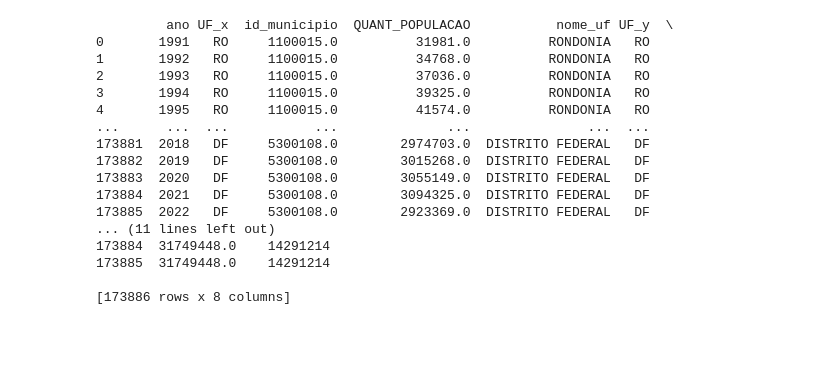
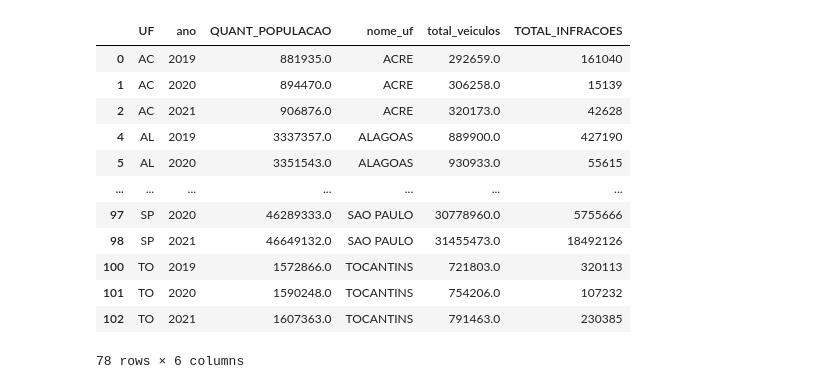
Before and after one commit to gabriel-dp/UFSJ-Data-Science, a Jupyter notebook: work/check_point_2/analise_veiculos_populacao_infracoes.ipynb, the cells around one changed output. Saved outputs shown, nothing was run; the diff lists cells and outputs as text; code cells hidden in the pictures; blank space fills up the shorter version.

```diff
--- a/work/check_point_2/analise_veiculos_populacao_infracoes.ipynb
+++ b/work/check_point_2/analise_veiculos_populacao_infracoes.ipynb
@@ -108,9 +110,9 @@ infracoes_df.columns = [unidecode(col).upper() for col in infracoes_df.columns]
 infracoes_df.rename(columns={'CODIGO_DA_INFRACAO': 'INFRACAO'}, inplace=True)
 
 # Agregar as infrações por município
-infracoes_aggregated = infracoes_df.groupby('UF').agg({'QUANTIDADE': 'sum'}).reset_index()
-infracoes_aggregated = infracoes_aggregated.rename(columns={'UF': 'nome_uf', 'total': 'TOTAL'})
-print(infracoes_aggregated)
+infracoes_aggregated = infracoes_df.groupby(['UF', 'ANO']).agg({'QUANTIDADE': 'sum'}).reset_index()
+infracoes_aggregated = infracoes_aggregated.rename(columns={'UF': 'nome_uf', 'total': 'TOTAL', 'ANO' : 'ano'}).sort_values(by='ano')
+infracoes_aggregated
 # %% [output]
              UF INFRACAO  QUANTIDADE  MES   ANO
 0          ACRE     5002          15    1  2019
@@ -163,13 +175,15 @@ for file in FILES:
     )
 
     data['ano'] = file['year']
+    data['mes'] = file['year']
 
     all_data.append(data)
 
 # Concatenar as frotas
 frotas_df = pd.concat(all_data)
 # Agregar a frota por município
-frotas_aggregated = frotas_df.groupby('uf').agg({'total': 'sum'}).reset_index()
-print(frotas_aggregated)
-frotas_aggregated = frotas_aggregated.rename(columns={'uf': 'UF', 'total': 'TOTAL'})
+frotas_aggregated = frotas_df.sort_values('ano').groupby(['uf', 'ano']).agg({'total': 'sum'}).reset_index()
+frotas_aggregated = frotas_aggregated.rename(columns={'uf': 'UF', 'total': 'total_veiculos'})
+
+frotas_aggregated
 # %% [output]
@@ -261,28 +271,28 @@ print(frotas_aggregated)
 # %%
 # Merge das três bases
-merged_data = pd.merge(populacao_df, frotas_aggregated, on='nome_uf', how='inner')
-merged_data = pd.merge(merged_data, infracoes_aggregated, on='nome_uf', how='inner')
-print(merged_data)
+merged_data = pd.merge(populacao_df, frotas_aggregated, on=['nome_uf', 'UF', 'ano'], how='inner')
+merged_data = pd.merge(merged_data, infracoes_aggregated, on=['nome_uf', 'ano'], how='inner')
+
+# Exclui último ano
+merged_data = merged_data[merged_data['ano'] < merged_data['ano'].max()]
 
 # Renomear colunas para facilitar análise
 merged_data.rename(columns={'POPULACAO': 'POPULACAO', 'QUANTIDADE': 'TOTAL_INFRACOES'}, inplace=True)
+
+merged_data
 # %% [output]
+|  | UF | ano | QUANT_POPULACAO | nome_uf | total_veiculos | TOTAL_INFRACOES |
+| 0 | AC | 2019 | 881935.0 | ACRE | 292659.0 | 161040 |
+| 1 | AC | 2020 | 894470.0 | ACRE | 306258.0 | 15139 |
+| 2 | AC | 2021 | 906876.0 | ACRE | 320173.0 | 42628 |
+| 4 | AL | 2019 | 3337357.0 | ALAGOAS | 889900.0 | 427190 |
+| 5 | AL | 2020 | 3351543.0 | ALAGOAS | 930933.0 | 55615 |
+| ... | ... | ... | ... | ... | ... | ... |
+| 97 | SP | 2020 | 46289333.0 | SAO PAULO | 30778960.0 | 5755666 |
+| 98 | SP | 2021 | 46649132.0 | SAO PAULO | 31455473.0 | 18492126 |
+| 100 | TO | 2019 | 1572866.0 | TOCANTINS | 721803.0 | 320113 |
+| 101 | TO | 2020 | 1590248.0 | TOCANTINS | 754206.0 | 107232 |
+| 102 | TO | 2021 | 1607363.0 | TOCANTINS | 791463.0 | 230385 |
-         ano UF_x  id_municipio  QUANT_POPULACAO           nome_uf UF_y  \
-0       1991   RO     1100015.0          31981.0          RONDONIA   RO
-1       1992   RO     1100015.0          34768.0          RONDONIA   RO
-2       1993   RO     1100015.0          37036.0          RONDONIA   RO
-3       1994   RO     1100015.0          39325.0          RONDONIA   RO
-4       1995   RO     1100015.0          41574.0          RONDONIA   RO
-...      ...  ...           ...              ...               ...  ...
-173881  2018   DF     5300108.0        2974703.0  DISTRITO FEDERAL   DF
-173882  2019   DF     5300108.0        3015268.0  DISTRITO FEDERAL   DF
-173883  2020   DF     5300108.0        3055149.0  DISTRITO FEDERAL   DF
-173884  2021   DF     5300108.0        3094325.0  DISTRITO FEDERAL   DF
-173885  2022   DF     5300108.0        2923369.0  DISTRITO FEDERAL   DF
-... (11 lines left out)
-173884  31749448.0    14291214
-173885  31749448.0    14291214
-
-[173886 rows x 8 columns]
+78 rows × 6 columns
 # %%
 # Renomear colunas para facilitar análise
```
Also changed, not shown: parts of 19 cells of this notebook, 1 other file.
